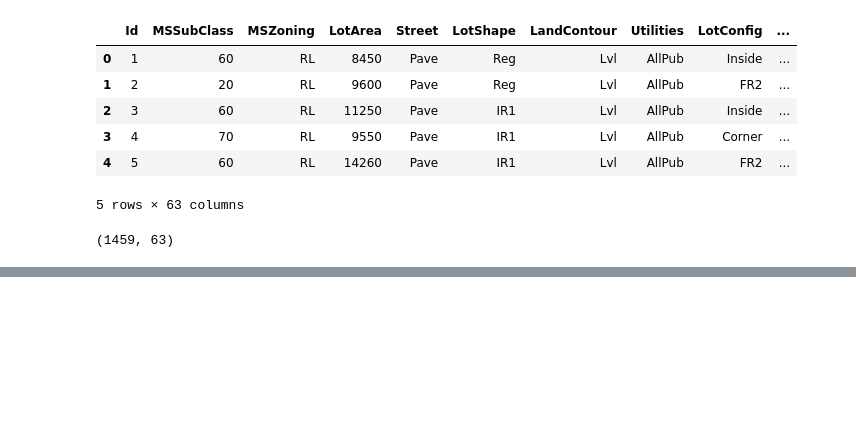
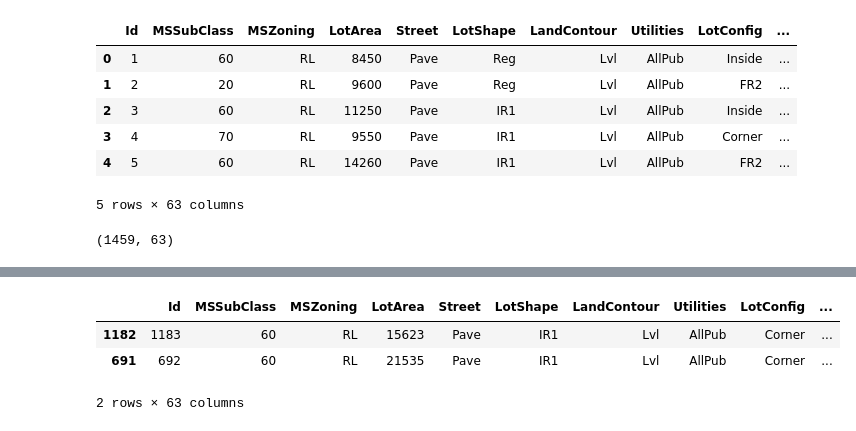
Before and after one commit to ducksfrogs/ma_kaggle, a Jupyter notebook: misc/jup/housePrice.ipynb, the cells around one changed output, grey strips where cells are left out. Drawn from its saved outputs; the diff is of its cells as text; code cells hidden in the pictures; blank space fills up the shorter version.

```diff
--- a/misc/jup/housePrice.ipynb
+++ b/misc/jup/housePrice.ipynb
@@ -372,0 +419,7 @@ df_train.shape
+# %%
+df_train.sort_values(by='GrLivArea', ascending=False)[:2]
+# %% [output]
+|  | Id | MSSubClass | MSZoning | LotArea | Street | LotShape | LandContour | Utilities | LotConfig | ... |
+| 1182 | 1183 | 60 | RL | 15623 | Pave | IR1 | Lvl | AllPub | Corner | ... |
+| 691 | 692 | 60 | RL | 21535 | Pave | IR1 | Lvl | AllPub | Corner | ... |
+2 rows × 63 columns
```
Also changed, not shown: parts of 8 cells of this notebook, 1 other file.
